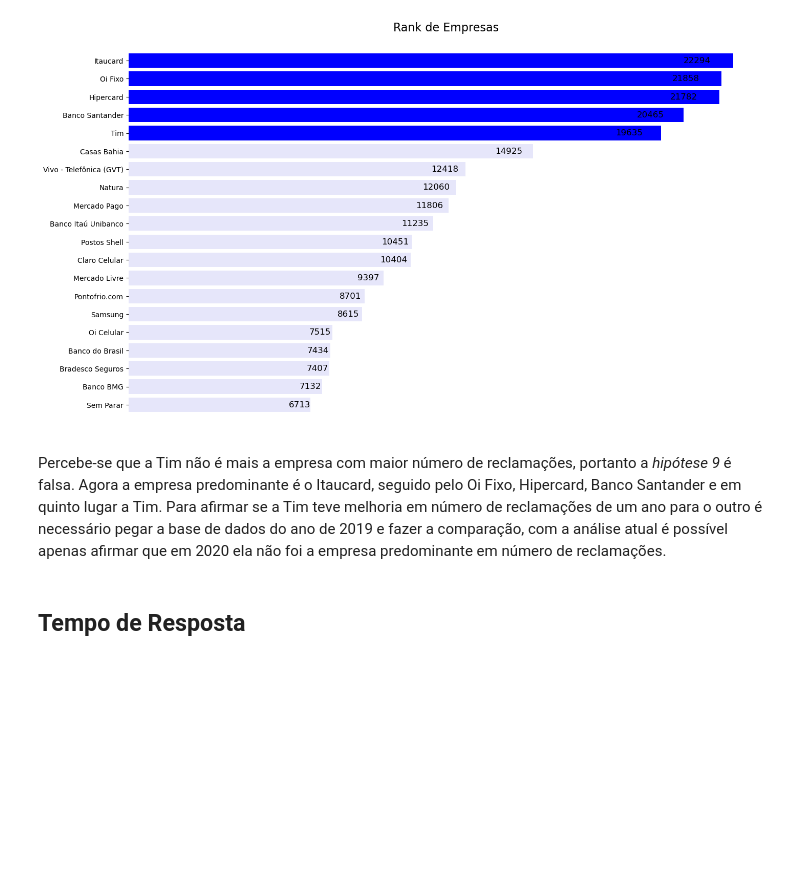
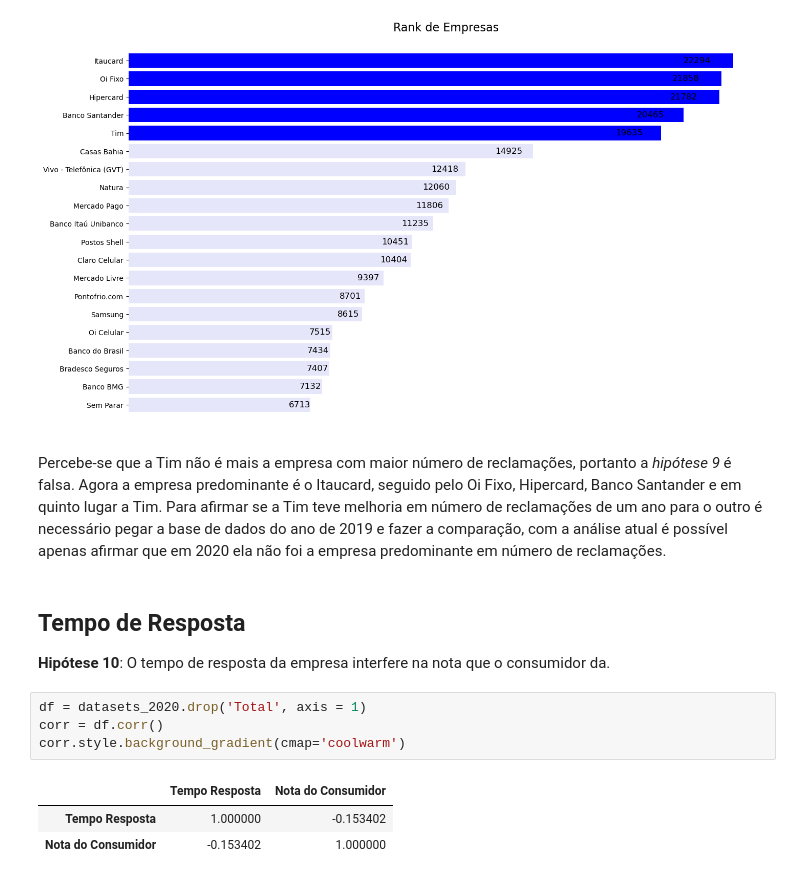
Before and after one commit to renatagsr/projetos, a Jupyter notebook: Análise de Dados/EDA.ipynb, the cells around one changed output. Saved outputs shown, nothing was run; the diff lists cells and outputs as text; blank space fills up the shorter version.

```diff
--- a/Análise de Dados/EDA.ipynb
+++ b/Análise de Dados/EDA.ipynb
@@ -474,5 +474,15 @@ plt.show()
 [figure]
 # %% [markdown]
 Percebe-se que a Tim não é mais a empresa com maior número de reclamações, portanto a *hipótese 9* é falsa. Agora a empresa predominante é o Itaucard, seguido pelo Oi Fixo, Hipercard, Banco Santander e em quinto lugar a Tim. Para afirmar se a Tim teve melhoria em número de reclamações de um ano para o outro é necessário pegar a base de dados do ano de 2019 e fazer a comparação, com a análise atual é possível apenas afirmar que em 2020 ela não foi a empresa predominante em número de reclamações.
-# %% [markdown]
-## Tempo de Resposta
+# %% [markdown]
+## Tempo de Resposta
+
+**Hipótese 10**: O tempo de resposta da empresa interfere na nota que o consumidor da.
+# %%
+df = datasets_2020.drop('Total', axis = 1)
+corr = df.corr()
+corr.style.background_gradient(cmap='coolwarm')
+# %% [output]
+|  | Tempo Resposta | Nota do Consumidor |
+| Tempo Resposta | 1.000000 | -0.153402 |
+| Nota do Consumidor | -0.153402 | 1.000000 |
```
Also changed, not shown: parts of 6 cells of this notebook.
